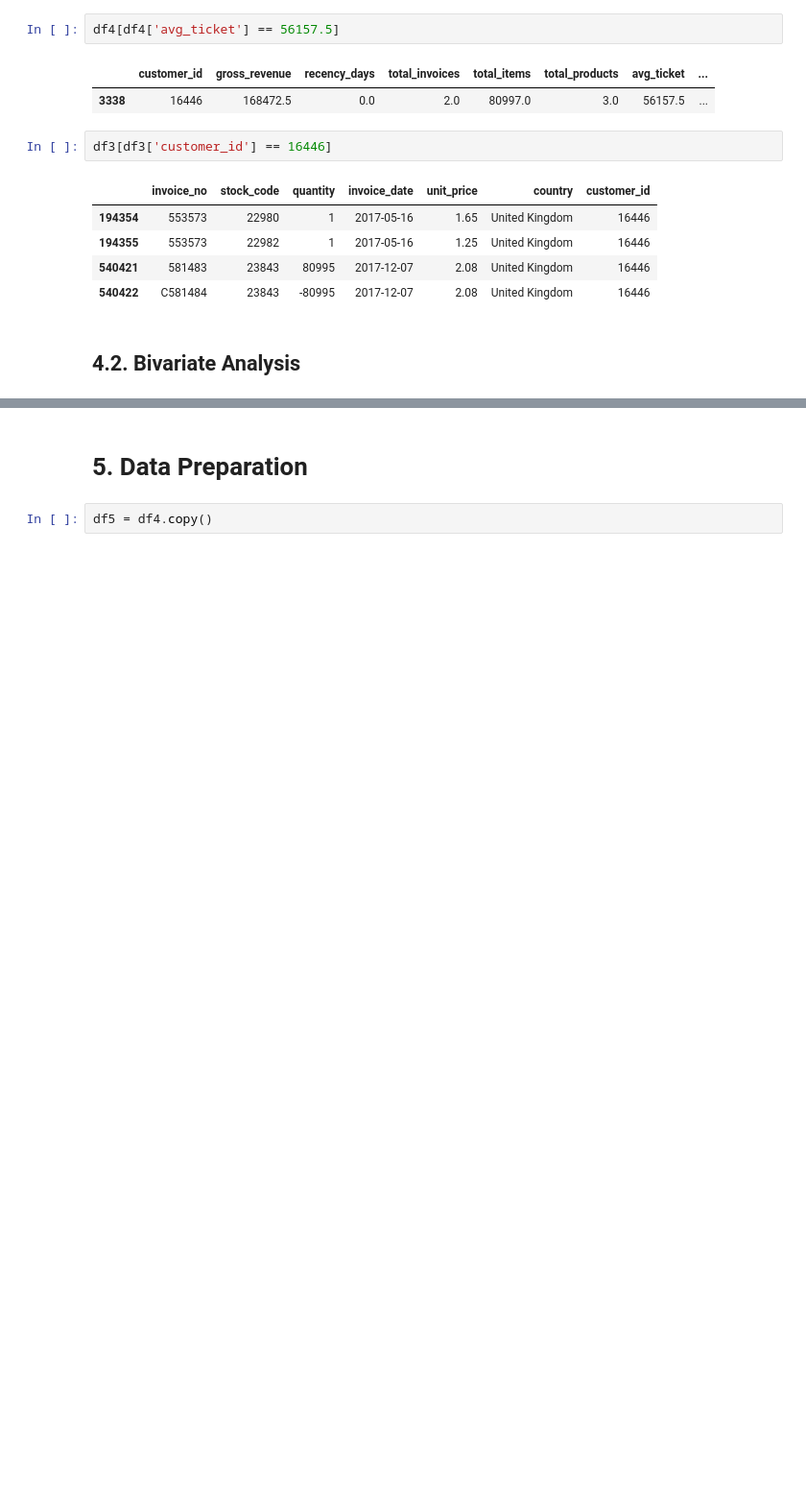
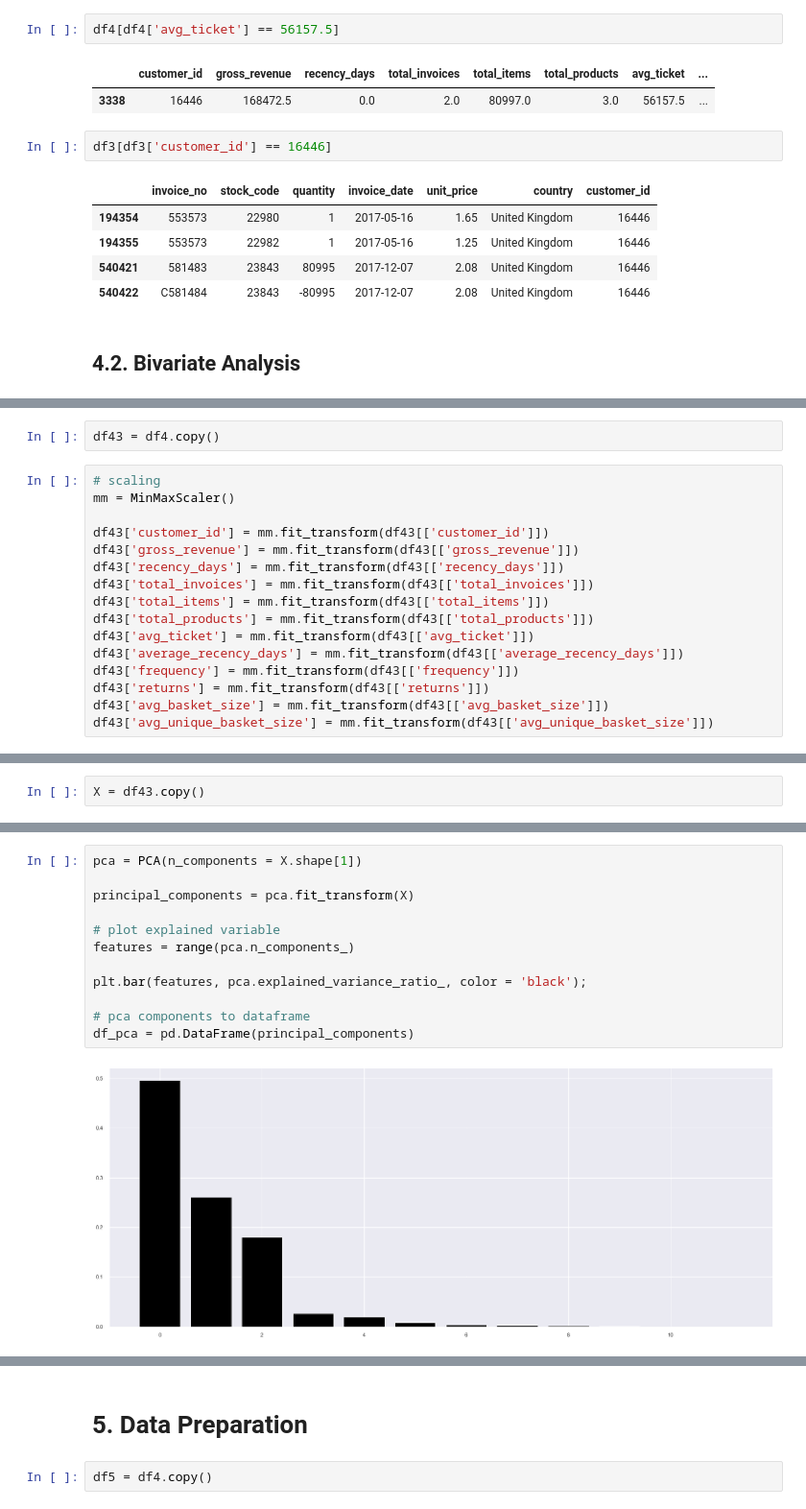
Before and after one commit to Lucas-Okamura/Insiders-Clustering, a Jupyter notebook: Insiders-Clustering.ipynb, the cells around one changed output, grey strips where cells are left out. Shown at 96% size. Drawn from its saved outputs; the diff is of its cells as text; blank space fills up the shorter version.

```diff
--- a/Insiders-Clustering.ipynb
+++ b/Insiders-Clustering.ipynb
@@ -788,0 +786,18 @@ sns.pairplot(df4.drop(columns = 'customer_id'));
+# %%
+df43 = df4.copy()
+# %%
+# scaling
+mm = MinMaxScaler()
+
+df43['customer_id'] = mm.fit_transform(df43[['customer_id']])
+df43['gross_revenue'] = mm.fit_transform(df43[['gross_revenue']])
+df43['recency_days'] = mm.fit_transform(df43[['recency_days']])
+df43['total_invoices'] = mm.fit_transform(df43[['total_invoices']])
+df43['total_items'] = mm.fit_transform(df43[['total_items']])
+df43['total_products'] = mm.fit_transform(df43[['total_products']])
+df43['avg_ticket'] = mm.fit_transform(df43[['avg_ticket']])
+df43['average_recency_days'] = mm.fit_transform(df43[['average_recency_days']])
+df43['frequency'] = mm.fit_transform(df43[['frequency']])
+df43['returns'] = mm.fit_transform(df43[['returns']])
+df43['avg_basket_size'] = mm.fit_transform(df43[['avg_basket_size']])
+df43['avg_unique_basket_size'] = mm.fit_transform(df43[['avg_unique_basket_size']])
@@ -788,0 +806,2 @@ sns.pairplot(df4.drop(columns = 'customer_id'));
+# %%
+X = df43.copy()
@@ -788,0 +817,14 @@ sns.pairplot(df4.drop(columns = 'customer_id'));
+# %%
+pca = PCA(n_components = X.shape[1])
+
+principal_components = pca.fit_transform(X)
+
+# plot explained variable
+features = range(pca.n_components_)
+
+plt.bar(features, pca.explained_variance_ratio_, color = 'black');
+
+# pca components to dataframe
+df_pca = pd.DataFrame(principal_components)
+# %% [output]
+[figure, added]
```
Also changed, not shown: parts of 25 cells of this notebook.
